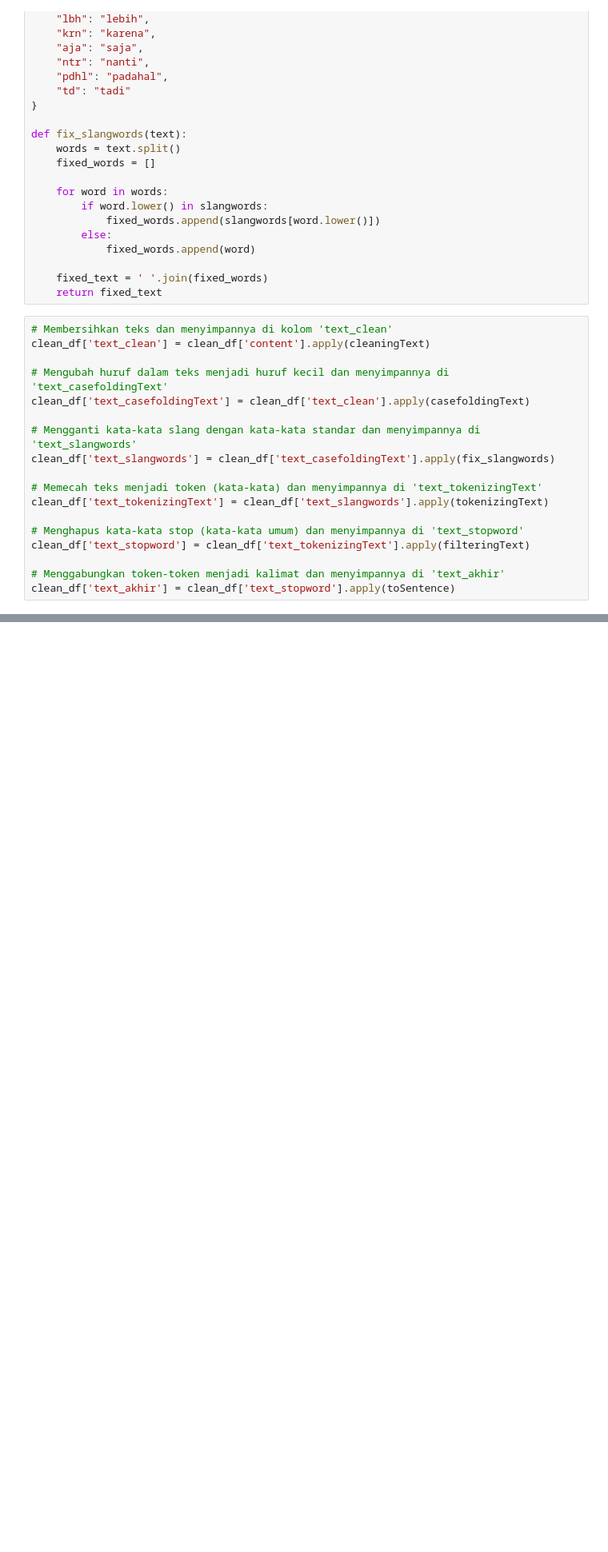
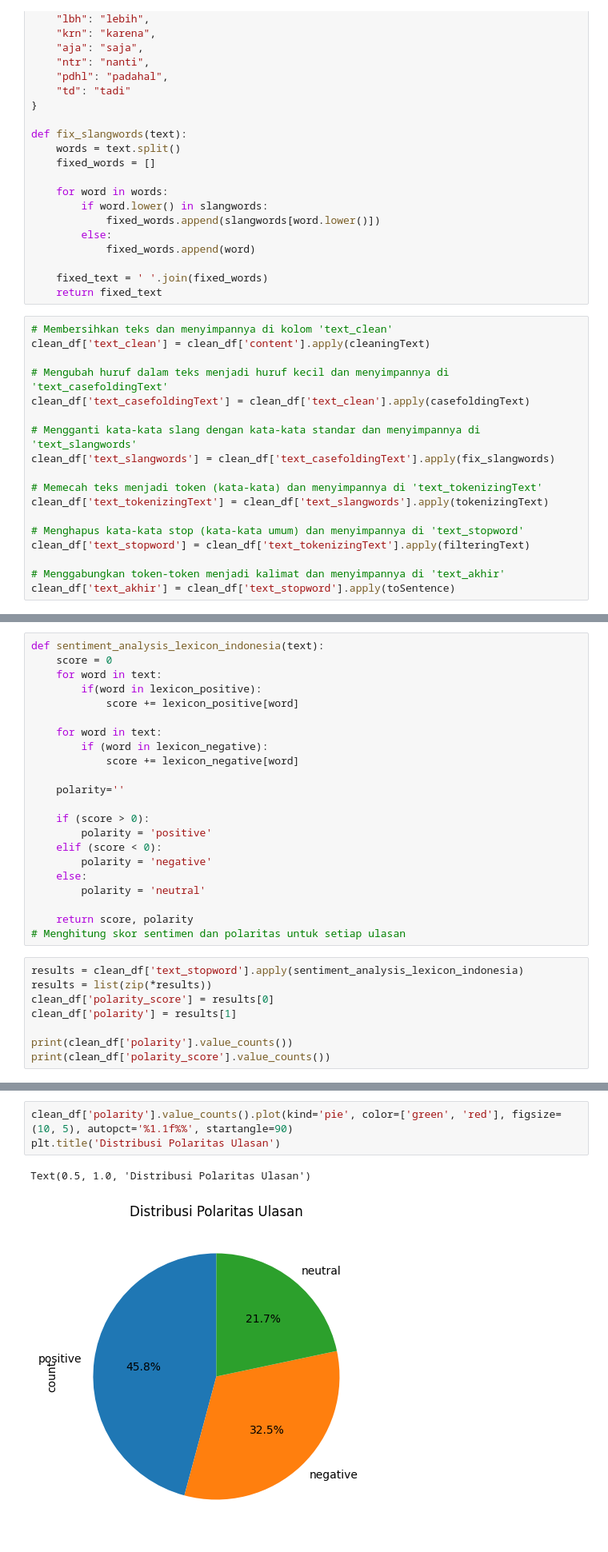
Before and after one commit to TaqiyudinMiftah/Proyek-NLP, a Jupyter notebook: main.ipynb, the cells around one changed output, grey strips where cells are left out. Shown at 80% size. Cells and saved outputs as stored; diff of their text form; blank space fills up the shorter version.

```diff
--- a/main.ipynb
+++ b/main.ipynb
@@ -333,0 +311,30 @@ clean_df
+# %%
+def sentiment_analysis_lexicon_indonesia(text):
+    score = 0
+    for word in text:
+        if(word in lexicon_positive):
+            score += lexicon_positive[word]
+
+    for word in text:
+        if (word in lexicon_negative):
+            score += lexicon_negative[word]
+
+    polarity=''
+
+    if (score > 0):
+        polarity = 'positive'
+    elif (score < 0):
+        polarity = 'negative'
+    else:
+        polarity = 'neutral'
+
+    return score, polarity
+# Menghitung skor sentimen dan polaritas untuk setiap ulasan
+# %%
+results = clean_df['text_stopword'].apply(sentiment_analysis_lexicon_indonesia)
+results = list(zip(*results))
+clean_df['polarity_score'] = results[0]
+clean_df['polarity'] = results[1]
+
+print(clean_df['polarity'].value_counts())
+print(clean_df['polarity_score'].value_counts())
@@ -333,0 +376,6 @@ clean_df
+# %%
+clean_df['polarity'].value_counts().plot(kind='pie', color=['green', 'red'], figsize=(10, 5), autopct='%1.1f%%', startangle=90)
+plt.title('Distribusi Polaritas Ulasan')
+# %% [output]
+Text(0.5, 1.0, 'Distribusi Polaritas Ulasan')
+[figure, added]
```
Also changed, not shown: parts of 30 cells of this notebook, 2 other files.
